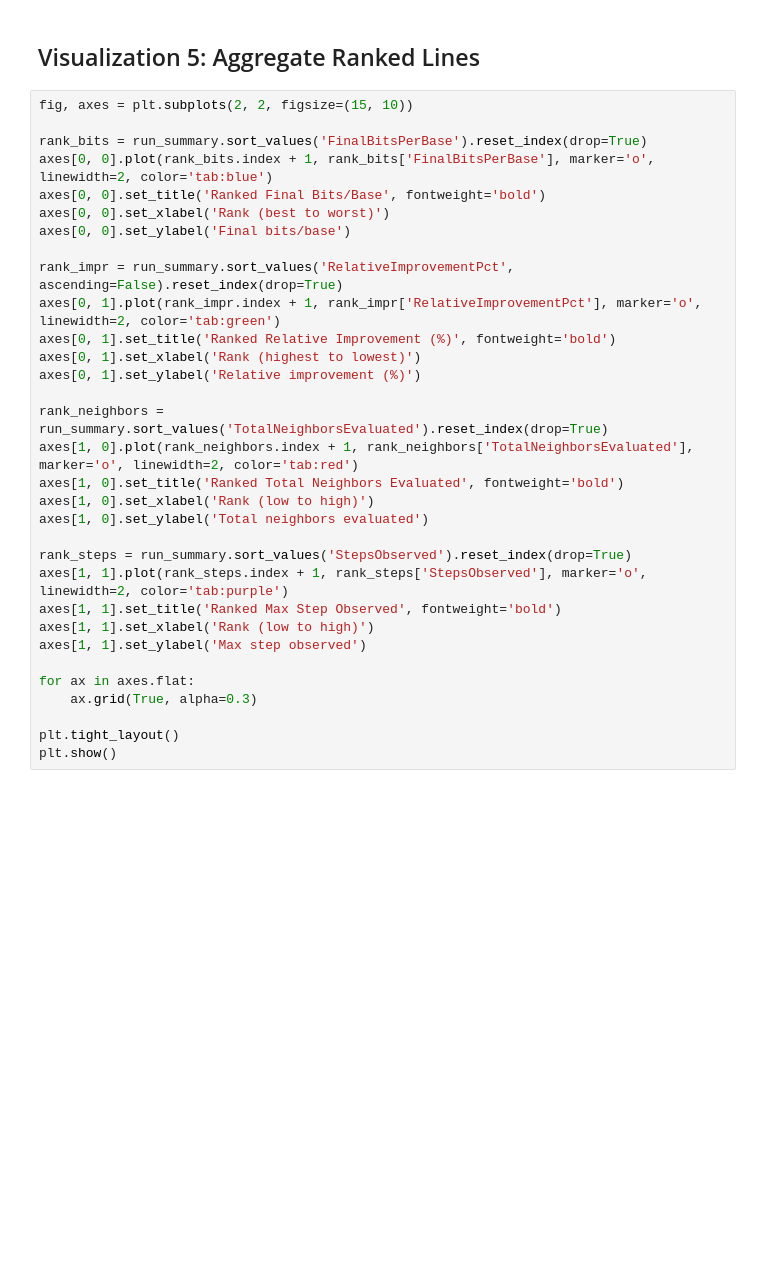
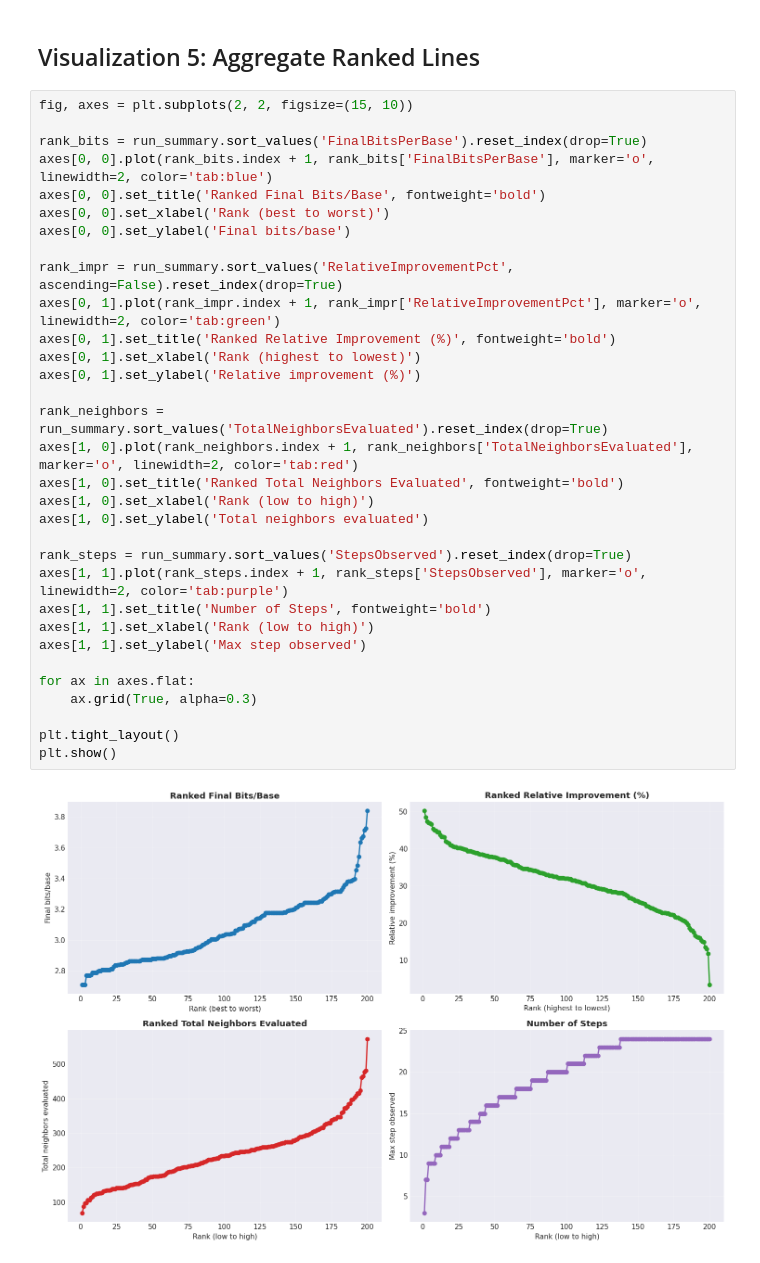
Before and after one commit to moritz-gross/better-grammars, a Jupyter notebook: visualize_local_search.ipynb, the cells around one changed output. Cells and saved outputs as stored; diff of their text form; blank space fills up the shorter version.

```diff
--- a/visualize_local_search.ipynb
+++ b/visualize_local_search.ipynb
@@ -192,31 +239,33 @@ plt.show()
 fig, axes = plt.subplots(2, 2, figsize=(15, 10))
 
 rank_bits = run_summary.sort_values('FinalBitsPerBase').reset_index(drop=True)
 axes[0, 0].plot(rank_bits.index + 1, rank_bits['FinalBitsPerBase'], marker='o', linewidth=2, color='tab:blue')
 axes[0, 0].set_title('Ranked Final Bits/Base', fontweight='bold')
 axes[0, 0].set_xlabel('Rank (best to worst)')
 axes[0, 0].set_ylabel('Final bits/base')
 
 rank_impr = run_summary.sort_values('RelativeImprovementPct', ascending=False).reset_index(drop=True)
 axes[0, 1].plot(rank_impr.index + 1, rank_impr['RelativeImprovementPct'], marker='o', linewidth=2, color='tab:green')
 axes[0, 1].set_title('Ranked Relative Improvement (%)', fontweight='bold')
 axes[0, 1].set_xlabel('Rank (highest to lowest)')
 axes[0, 1].set_ylabel('Relative improvement (%)')
 
 rank_neighbors = run_summary.sort_values('TotalNeighborsEvaluated').reset_index(drop=True)
 axes[1, 0].plot(rank_neighbors.index + 1, rank_neighbors['TotalNeighborsEvaluated'], marker='o', linewidth=2, color='tab:red')
 axes[1, 0].set_title('Ranked Total Neighbors Evaluated', fontweight='bold')
 axes[1, 0].set_xlabel('Rank (low to high)')
 axes[1, 0].set_ylabel('Total neighbors evaluated')
 
 rank_steps = run_summary.sort_values('StepsObserved').reset_index(drop=True)
 axes[1, 1].plot(rank_steps.index + 1, rank_steps['StepsObserved'], marker='o', linewidth=2, color='tab:purple')
-axes[1, 1].set_title('Ranked Max Step Observed', fontweight='bold')
+axes[1, 1].set_title('Number of Steps', fontweight='bold')
 axes[1, 1].set_xlabel('Rank (low to high)')
 axes[1, 1].set_ylabel('Max step observed')
 
 for ax in axes.flat:
     ax.grid(True, alpha=0.3)
 
 plt.tight_layout()
 plt.show()
+# %% [output]
+[figure, added]
```
Also changed, not shown: parts of 18 cells of this notebook, 3 other files.
